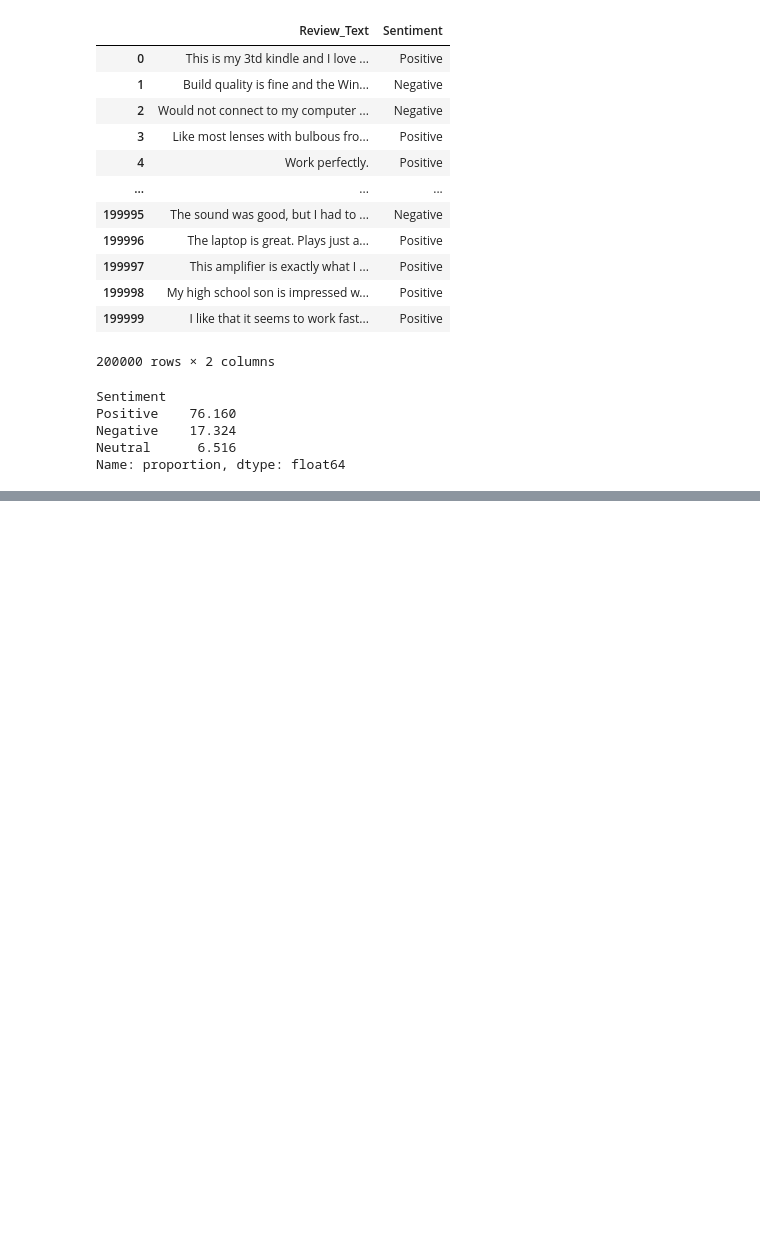
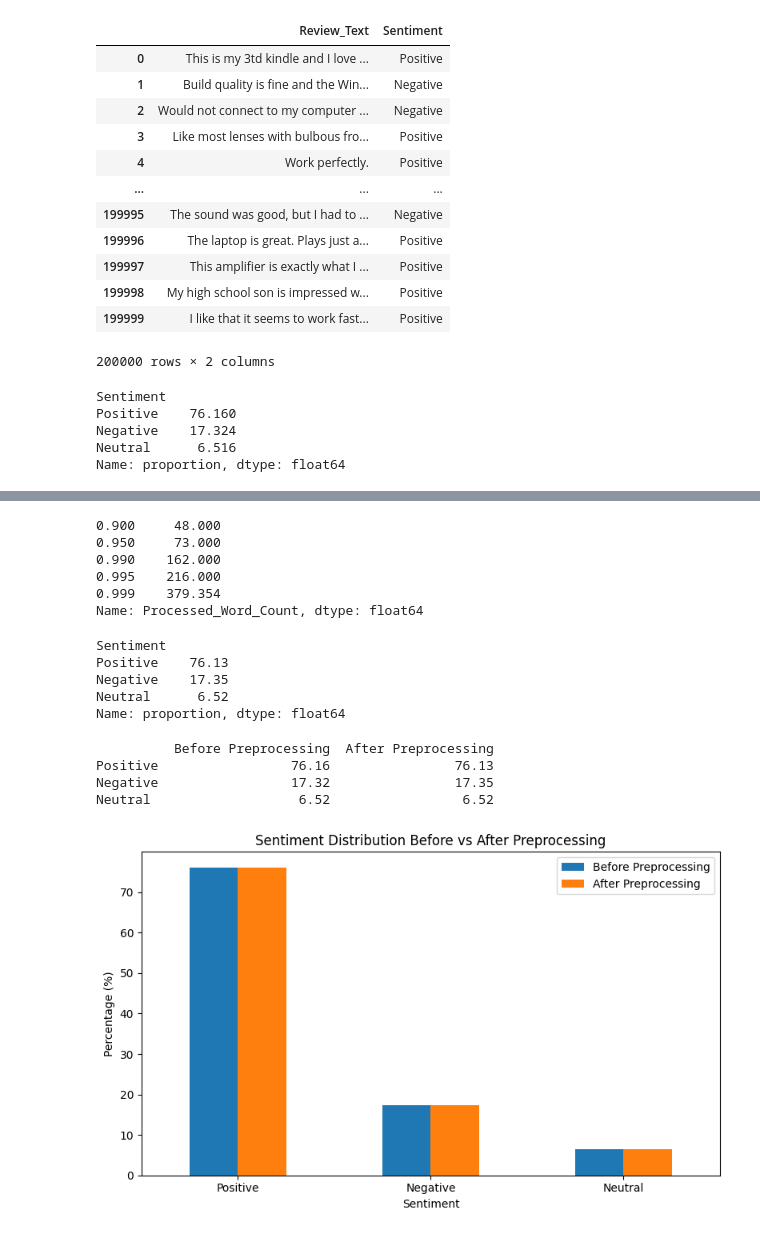
Before and after one commit to UKD1211/Amazon-Electronics-Review-Analytics, a Jupyter notebook: amazon-review-sentiment-analysis.ipynb, the cells around one changed output, grey strips where cells are left out. Saved outputs shown, nothing was run; the diff lists cells and outputs as text; code cells hidden in the pictures; blank space fills up the shorter version.

Commit message:
Kaggle Notebook | amazon_text_process_vectorize | Version 1

```diff
--- a/amazon-review-sentiment-analysis.ipynb
+++ b/amazon-review-sentiment-analysis.ipynb
@@ -71,0 +516,4 @@ Name: proportion, dtype: float64
+# %%
+df["Tokens_Lemma"] = df["Tokens_NoStop"].apply(
+    lambda tokens: [lemmatizer.lemmatize(word) for word in tokens]
+)
@@ -71,0 +529,6 @@ Name: proportion, dtype: float64
+# %%
+#Convert lemmatized tokens back to text
+
+df["Processed_Text"] = df["Tokens_Lemma"].apply(
+    lambda tokens : " ".join(tokens)
+)
@@ -71,0 +548,2 @@ Name: proportion, dtype: float64
+# %%
+df = df[df["Processed_Text"].str.strip() != ""].copy()
@@ -71,0 +574,6 @@ Name: proportion, dtype: float64
+# %%
+##Check Review Length after preprocessing
+
+df["Processed_Word_Count"] = df["Processed_Text"].str.split().str.len()
+
+df["Processed_Word_Count"].describe()
@@ -71,0 +590,62 @@ Name: proportion, dtype: float64
+# %%
+df["Processed_Word_Count"].quantile([0.90, 0.95, 0.99, 0.995, 0.999])
+# %% [output]
+0.900     48.000
+0.950     73.000
+0.990    162.000
+0.995    216.000
+0.999    379.354
+Name: Processed_Word_Count, dtype: float64
+# %%
+df["Sentiment"].value_counts(normalize=True).mul(100).round(2)
+# %% [output]
+Sentiment
+Positive    76.13
+Negative    17.35
+Neutral      6.52
+Name: proportion, dtype: float64
+# %%
+import pandas as pd
+import matplotlib.pyplot as plt
+
+# Original distribution before text preprocessing
+original_dist = pd.Series({
+    "Positive": 76.16,
+    "Negative": 17.32,
+    "Neutral": 6.52
+})
+
+# Current distribution after preprocessing
+current_dist = (
+    df["Sentiment"]
+    .value_counts(normalize=True)
+    .mul(100)
+)
+
+# Put them in the same order
+comparison = pd.DataFrame({
+    "Before Preprocessing": original_dist,
+    "After Preprocessing": current_dist
+}).loc[["Positive", "Negative", "Neutral"]]
+
+print(comparison.round(2))
+
+# Plot
+comparison.plot(
+    kind="bar",
+    figsize=(8, 5)
+)
+
+plt.title("Sentiment Distribution Before vs After Preprocessing")
+plt.xlabel("Sentiment")
+plt.ylabel("Percentage (%)")
+plt.xticks(rotation=0)
+plt.legend()
+plt.tight_layout()
+plt.show()
+# %% [output]
+          Before Preprocessing  After Preprocessing
+Positive                 76.16                76.13
+Negative                 17.32                17.35
+Neutral                   6.52                 6.52
+[figure, added]
```
Also changed, not shown: parts of 66 cells of this notebook.
